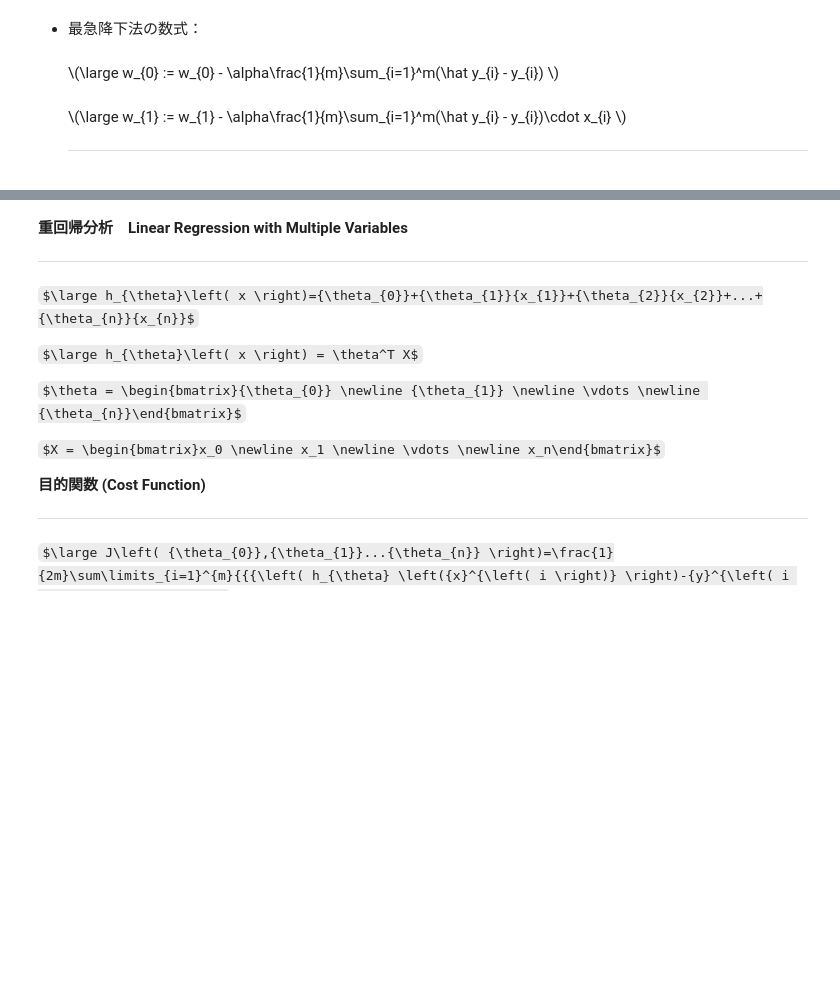
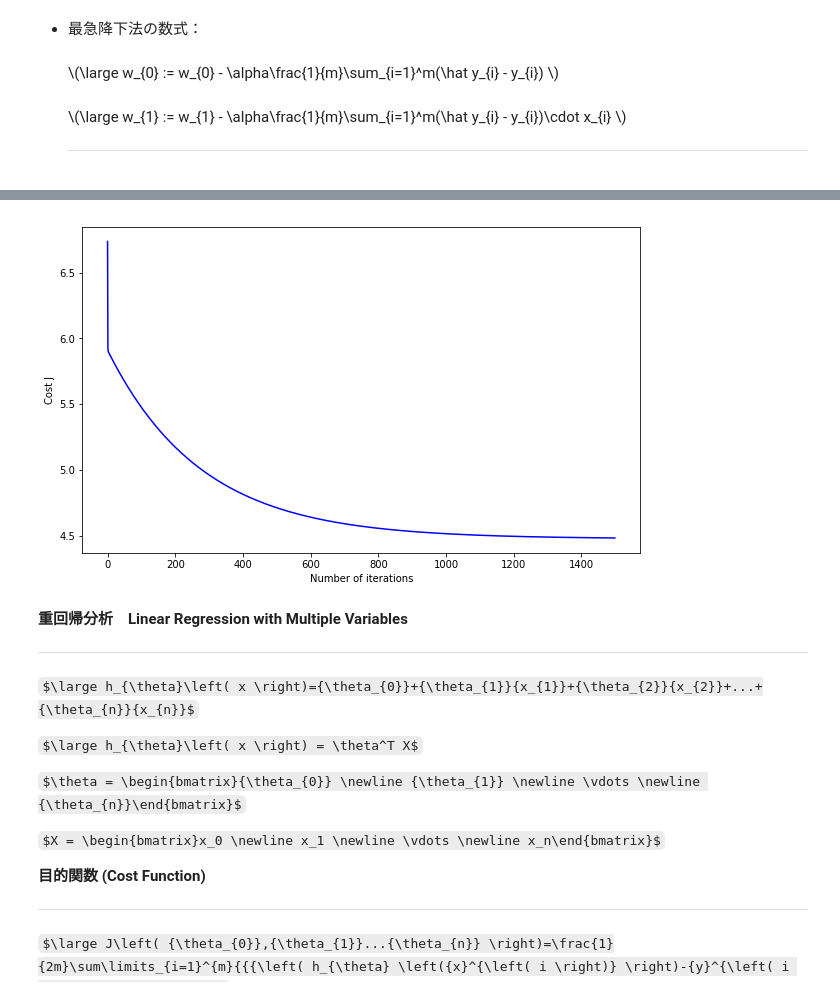
Before and after one commit to qqinxl2015/machine-learning-basic, a Jupyter notebook: Coursera-AndrewNg-MachineLearning/machine-learning-ex1/ex1.ipynb, the cells around one changed output, grey strips where cells are left out. Cells and saved outputs as stored; diff of their text form; code cells hidden in the pictures; some formulas as TeX source; blank space fills up the shorter version.

```diff
--- a/Coursera-AndrewNg-MachineLearning/machine-learning-ex1/ex1.ipynb
+++ b/Coursera-AndrewNg-MachineLearning/machine-learning-ex1/ex1.ipynb
@@ -165,3 +176,11 @@ plt.show()
+# %%
+# 収束グラフのプロット
+plt.plot(np.arange(len(J_history)), J_history, color="b")
+plt.xlabel("Number of iterations")
+plt.ylabel("Cost J")
+plt.show()
+# %% [output]
+[figure, added]
 # %% [markdown]
 <b>重回帰分析　Linear Regression with Multiple Variables</b>
 <hr/>
```
Also changed, not shown: parts of 30 cells of this notebook, 54 other files.
